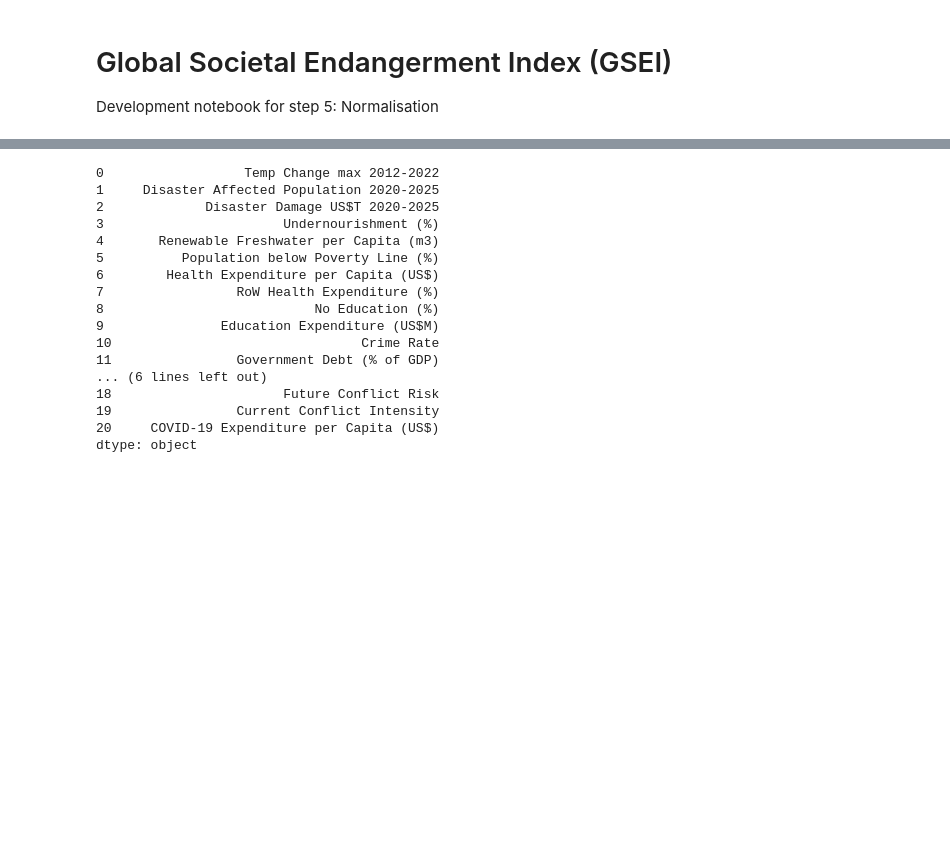
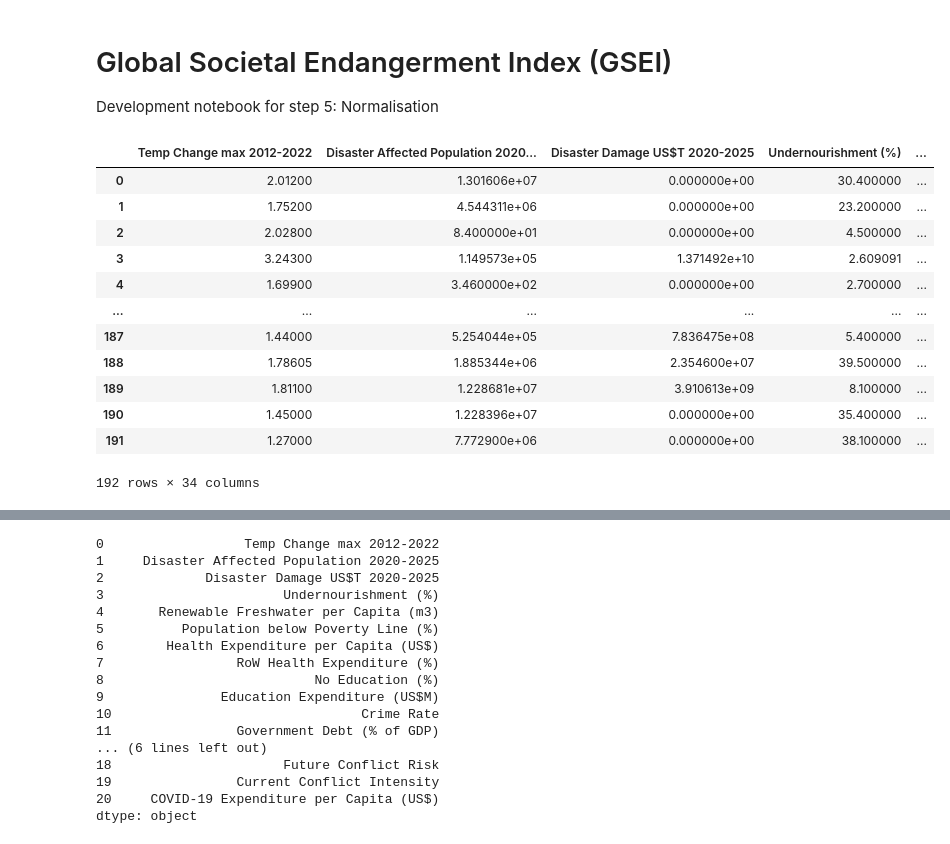
Before and after one commit to arth3mis/global-societal-endangerment-index, a Jupyter notebook: 5.1_normalisation.ipynb, the cells around one changed output, grey strips where cells are left out. Saved outputs shown, nothing was run; the diff lists cells and outputs as text; code cells hidden in the pictures; blank space fills up the shorter version.

```diff
--- a/5.1_normalisation.ipynb
+++ b/5.1_normalisation.ipynb
@@ -9,2 +10,23 @@ import categories as my_cat
 from sklearn.preprocessing import StandardScaler, RobustScaler, MinMaxScaler
+# %%
+# load data
+df = pd.read_csv("data/processing/multivariate_all_data.csv")
+countries = pd.read_csv("data/processing/selected_countries.csv")
+categories = my_cat.load('4.1')
+
+df
+# %% [output]
+|  | Temp Change max 2012-2022 | Disaster Affected Population 2020... | Disaster Damage US$T 2020-2025 | Undernourishment (%) | ... |
+| 0 | 2.01200 | 1.301606e+07 | 0.000000e+00 | 30.400000 | ... |
+| 1 | 1.75200 | 4.544311e+06 | 0.000000e+00 | 23.200000 | ... |
+| 2 | 2.02800 | 8.400000e+01 | 0.000000e+00 | 4.500000 | ... |
+| 3 | 3.24300 | 1.149573e+05 | 1.371492e+10 | 2.609091 | ... |
+| 4 | 1.69900 | 3.460000e+02 | 0.000000e+00 | 2.700000 | ... |
+| ... | ... | ... | ... | ... | ... |
+| 187 | 1.44000 | 5.254044e+05 | 7.836475e+08 | 5.400000 | ... |
+| 188 | 1.78605 | 1.885344e+06 | 2.354600e+07 | 39.500000 | ... |
+| 189 | 1.81100 | 1.228681e+07 | 3.910613e+09 | 8.100000 | ... |
+| 190 | 1.45000 | 1.228396e+07 | 0.000000e+00 | 35.400000 | ... |
+| 191 | 1.27000 | 7.772900e+06 | 0.000000e+00 | 38.100000 | ... |
+192 rows × 34 columns
 # %%
```
Also changed, not shown: parts of 20 cells of this notebook, 5 other files.
